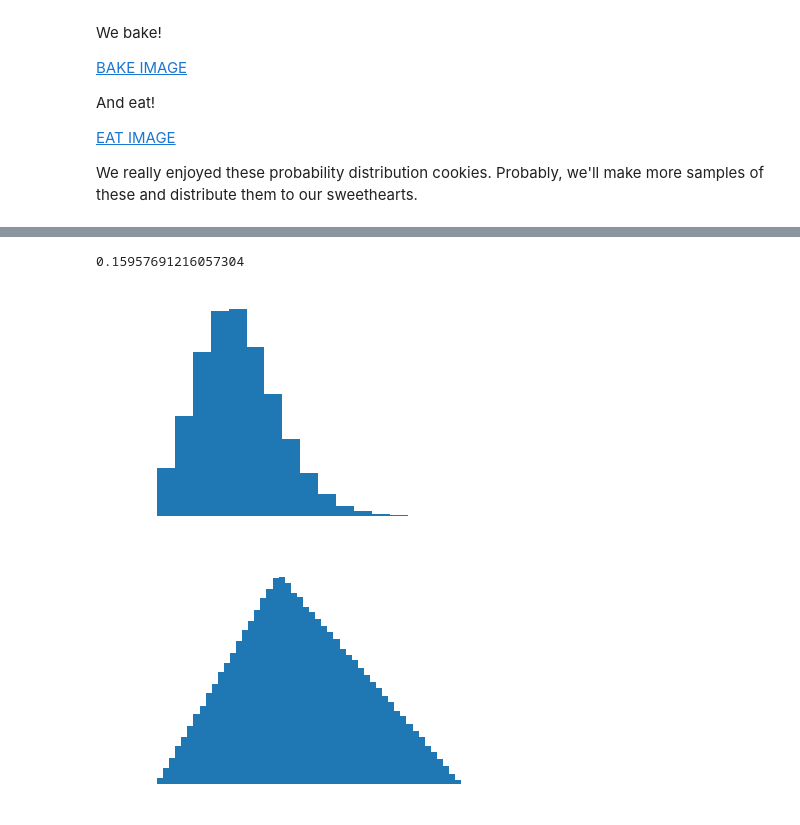
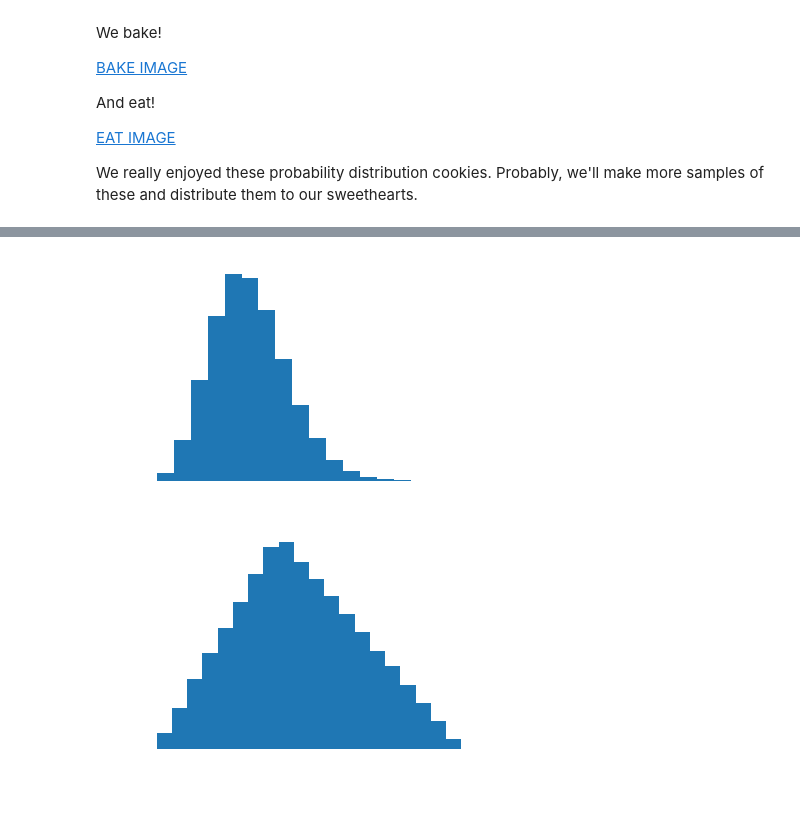
Before and after one commit to rmicallef/cookies, a Jupyter notebook: cookiecutters.ipynb, the cells around one changed output, grey strips where cells are left out. Drawn from its saved outputs; the diff is of its cells as text; code cells hidden in the pictures.

Commit message:
updated with 4 distributions

```diff
--- a/cookiecutters.ipynb
+++ b/cookiecutters.ipynb
@@ -192,16 +194,13 @@ We really enjoyed these probability distribution cookies. Probably, we'll make m
 # %%
 import numpy as np
 import matplotlib.pyplot as plt
-#from scipy.stats import norm
+from scipy.stats import norm
 
-#TODO: CONVERT TO NUMPY NORMAL DISTRIBUTION
-#norm = np.random.normal(0, 1, 100)
-x_axis = np.linspace(0, 1, 51)
-norm = norm.pdf(x_axis, 0.5, 0.05) # find normalized analog
-norm /= sum(norm)
+X = np.linspace(0, 1, 35)
+norm = norm.pdf(X, 0.5, 0.2)
 
 plt.axis('off')
 plt.plot(norm)
-make_openscad(x_axis, norm, "normal.scad")
+make_openscad(X, norm, "normal.scad")
 plt.savefig('norm.svg')
 # %% [output]
@@ -225,4 +207,0 @@ array([3.07783945e-23, 1.55124477e-21, 6.66235213e-20, 2.43830325e-18,
-# %%
-max(norm)
-# %% [output]
-0.15957691216057304
@@ -229,24 +271,47 @@ max(norm)
 # %%
 import numpy as np
 import matplotlib.pyplot as plt
+import collections
 
-x_axis = np.linspace(0, 1, 17)
 poisson = np.random.poisson(5, 100000)
-#normedpoisson = [float(i)/max(poisson) for i in poisson]
+poisson_counter = collections.Counter(poisson)
+pcs = sorted(poisson_counter.items(), key=lambda pair: pair[0])
+X, Y = zip(*pcs)
+
+norm_x = []
+norm_y = []
+
+for y in Y:
+    norm_y.append(y / max(Y))
+
+for x in X:
+    norm_x.append(x / max(X))
 
 plt.axis('off')
-plt.hist(poisson, bins = 17)
-make_openscad(x_axis, poisson, "poisson.scad")
+plt.hist(poisson, bins = len(X))
+make_openscad_hist(norm_x, norm_y, "poisson.scad")
 plt.savefig('poisson.svg')
 # %% [output]
-[figure, old version]
+[figure, new version]
 # %%
 import numpy as np
 import matplotlib.pyplot as plt
 
-triangle = np.random.triangular(0, 0.4, 1, 1000000)
+tri = np.random.triangular(0, 0.4, 1, 100000)
+Y, X = np.histogram(tri, bins=19)
+
+norm_x = []
+norm_y = []
+
+for y in Y:
+    norm_y.append(y / max(Y))
+
+for x in X:
+    norm_x.append(x / max(X))
+
 plt.axis('off')
-plt.hist(triangle, bins = 50)
+plt.hist(tri, bins = len(X))
+make_openscad_hist(norm_x, norm_y, "triangle.scad")
 plt.savefig('triangle.svg')
 # %% [output]
-[figure, old version]
+[figure, new version]
```
Also changed, not shown: parts of 10 cells of this notebook, 31 other files.
